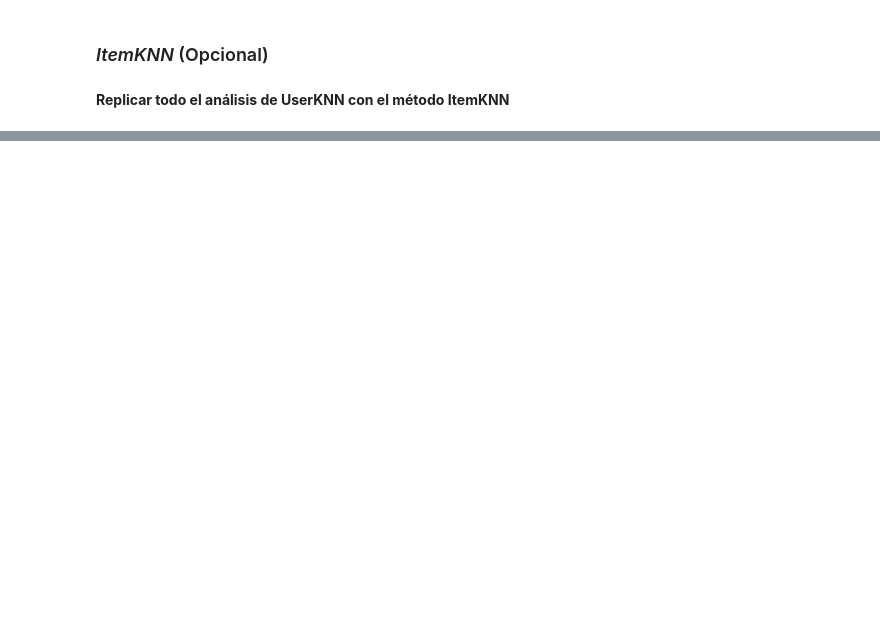
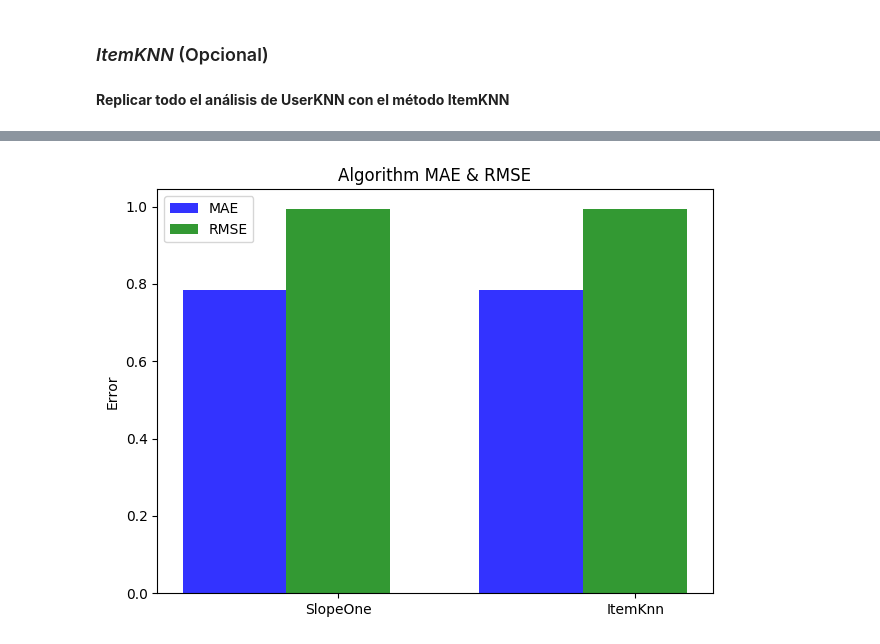
Before and after one commit to paulanavarretec/RecSys, a Jupyter notebook: Práctico_pyreclab.ipynb, the cells around one changed output, grey strips where cells are left out. Saved outputs shown, nothing was run; the diff lists cells and outputs as text; code cells hidden in the pictures; blank space fills up the shorter version.

```diff
--- a/Práctico_pyreclab.ipynb
+++ b/Práctico_pyreclab.ipynb
@@ -357,0 +648,16 @@ Graficar los resultados anteriores (MAE y RMSE), los que deberían verse algo as
+# %%
+print("MAE:",mae,"RMSE:", rmse)
+
+ranking6 = myItemKnn.recommend( "457")
+print(ranking6)
+
+print("\nUser ItemKnn Reclist para usuario 457")
+pelis = np.array(ranking6).astype(int)
+print(info_file.loc[pelis][['title', 'release_date']])
+
+mae_list.append(mae)
+rmse_list.append(rmse)
+
+x = ["SlopeOne", "ItemKnn"]
+
+print(len(x),len(mae_list), len(rmse_list))
@@ -357,0 +682,37 @@ Graficar los resultados anteriores (MAE y RMSE), los que deberían verse algo as
+# %%
+import numpy as np
+import matplotlib.pyplot as plt
+
+# data to plot
+n_groups = 2
+means_frank = (90, 55, 40, 65)
+means_guido = (85, 62, 54, 20)
+
+# create plot
+fig, ax = plt.subplots()
+index = np.arange(n_groups)
+bar_width = 0.35
+opacity = 0.8
+
+rects1 = plt.bar(index, mae_list, bar_width,
+                 alpha=opacity,
+                 color='b',
+                 label='MAE')
+
+rects2 = plt.bar(index + bar_width, rmse_list, bar_width,
+                 alpha=opacity,
+                 color='g',
+                 label='RMSE')
+
+plt.ylabel('Error')
+plt.title('Algorithm MAE & RMSE')
+plt.xticks(index + bar_width, ('SlopeOne', 'ItemKnn'))
+
+
+
+plt.legend()
+
+plt.tight_layout()
+plt.show()
+# %% [output]
+[figure, added]
```
Also changed, not shown: parts of 39 cells of this notebook.
